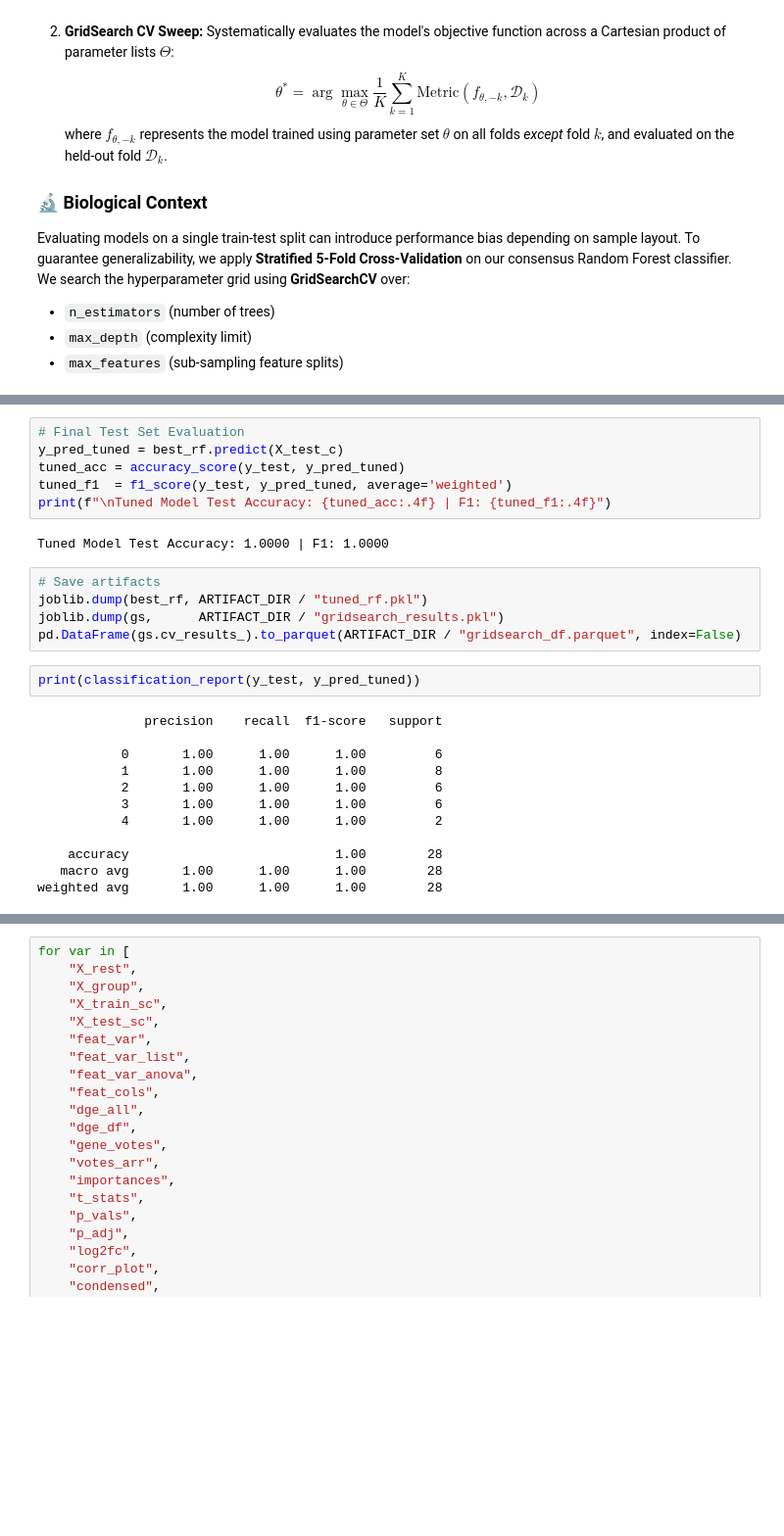
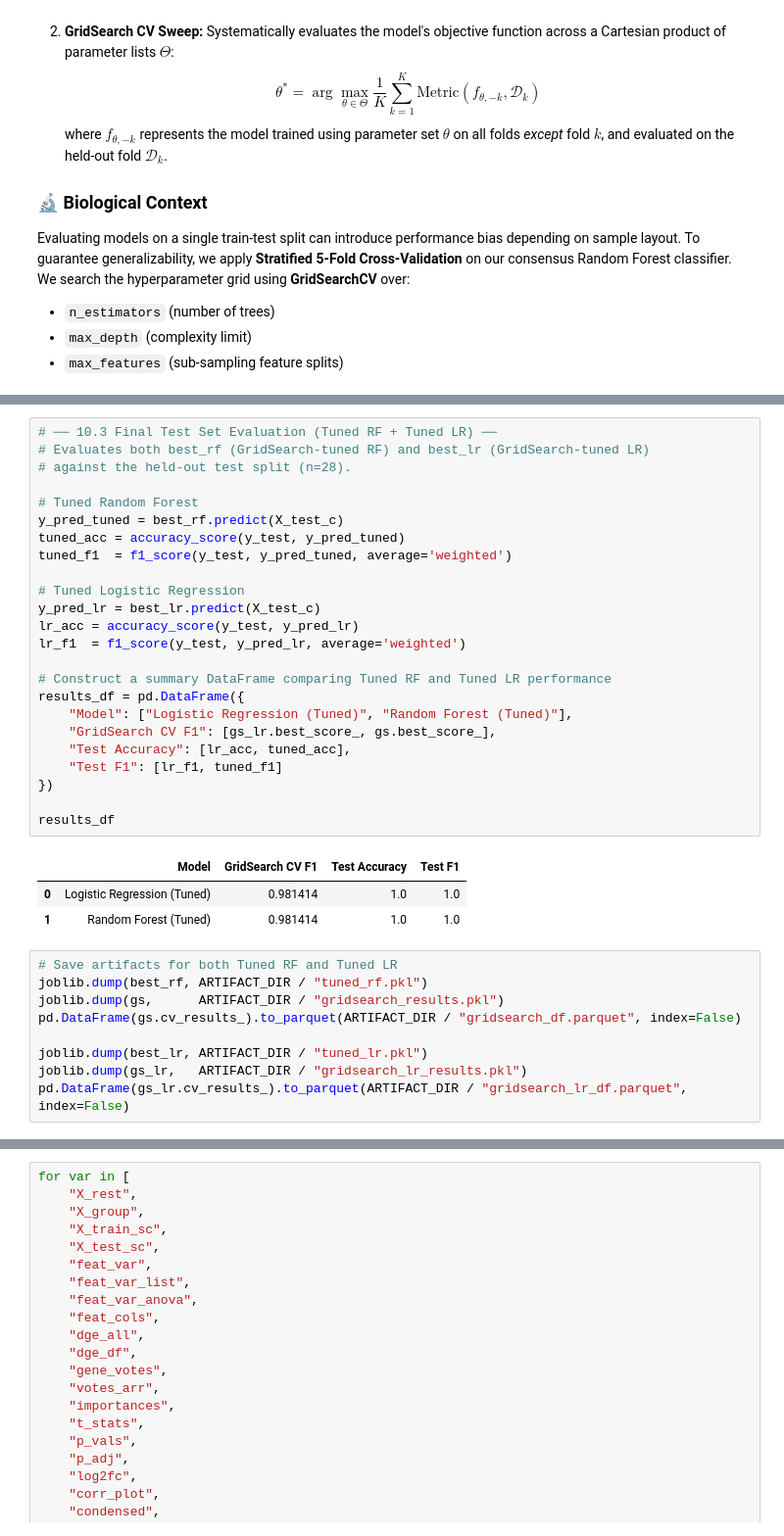
Before and after one commit to shubhamkjha369/OncoResolve-Breast-Cancer-Transcriptomics, a Jupyter notebook: Breast-Cancer-Transcriptomics-ML-Pipeline/notebooks/Breast_Cancer_ML_Pipeline.ipynb, the cells around one changed output, grey strips where cells are left out. Shown at 98% size. Saved outputs shown, nothing was run; the diff lists cells and outputs as text; blank space fills up the shorter version.

```diff
--- a/Breast-Cancer-Transcriptomics-ML-Pipeline/notebooks/Breast_Cancer_ML_Pipeline.ipynb
+++ b/Breast-Cancer-Transcriptomics-ML-Pipeline/notebooks/Breast_Cancer_ML_Pipeline.ipynb
@@ -2277,27 +2315,37 @@ Best CV Weighted F1: 0.9814
-# %%
-# Final Test Set Evaluation
-y_pred_tuned = best_rf.predict(X_test_c)
-tuned_acc = accuracy_score(y_test, y_pred_tuned)
-tuned_f1  = f1_score(y_test, y_pred_tuned, average='weighted')
-print(f"\nTuned Model Test Accuracy: {tuned_acc:.4f} | F1: {tuned_f1:.4f}")
-# %% [output]
-Tuned Model Test Accuracy: 1.0000 | F1: 1.0000
+# %%
+# ── 10.3 Final Test Set Evaluation (Tuned RF + Tuned LR) ──
+# Evaluates both best_rf (GridSearch-tuned RF) and best_lr (GridSearch-tuned LR)
+# against the held-out test split (n=28).
+
+# Tuned Random Forest
+y_pred_tuned = best_rf.predict(X_test_c)
+tuned_acc = accuracy_score(y_test, y_pred_tuned)
+tuned_f1  = f1_score(y_test, y_pred_tuned, average='weighted')
+
+# Tuned Logistic Regression
+y_pred_lr = best_lr.predict(X_test_c)
+lr_acc = accuracy_score(y_test, y_pred_lr)
+lr_f1  = f1_score(y_test, y_pred_lr, average='weighted')
+
+# Construct a summary DataFrame comparing Tuned RF and Tuned LR performance
+results_df = pd.DataFrame({
+    "Model": ["Logistic Regression (Tuned)", "Random Forest (Tuned)"],
+    "GridSearch CV F1": [gs_lr.best_score_, gs.best_score_],
+    "Test Accuracy": [lr_acc, tuned_acc],
+    "Test F1": [lr_f1, tuned_f1]
+})
+
+results_df
+# %% [output]
+|  | Model | GridSearch CV F1 | Test Accuracy | Test F1 |
+| 0 | Logistic Regression (Tuned) | 0.981414 | 1.0 | 1.0 |
+| 1 | Random Forest (Tuned) | 0.981414 | 1.0 | 1.0 |
 # %%
-# Save artifacts
+# Save artifacts for both Tuned RF and Tuned LR
 joblib.dump(best_rf, ARTIFACT_DIR / "tuned_rf.pkl")
 joblib.dump(gs,      ARTIFACT_DIR / "gridsearch_results.pkl")
 pd.DataFrame(gs.cv_results_).to_parquet(ARTIFACT_DIR / "gridsearch_df.parquet", index=False)
+
+joblib.dump(best_lr, ARTIFACT_DIR / "tuned_lr.pkl")
+joblib.dump(gs_lr,   ARTIFACT_DIR / "gridsearch_lr_results.pkl")
+pd.DataFrame(gs_lr.cv_results_).to_parquet(ARTIFACT_DIR / "gridsearch_lr_df.parquet", index=False)
-# %%
-print(classification_report(y_test, y_pred_tuned))
-# %% [output]
-              precision    recall  f1-score   support
-
-           0       1.00      1.00      1.00         6
-           1       1.00      1.00      1.00         8
-           2       1.00      1.00      1.00         6
-           3       1.00      1.00      1.00         6
-           4       1.00      1.00      1.00         2
-
-    accuracy                           1.00        28
-   macro avg       1.00      1.00      1.00        28
-weighted avg       1.00      1.00      1.00        28
```
Also changed, not shown: parts of 28 cells of this notebook, 14 other files.
